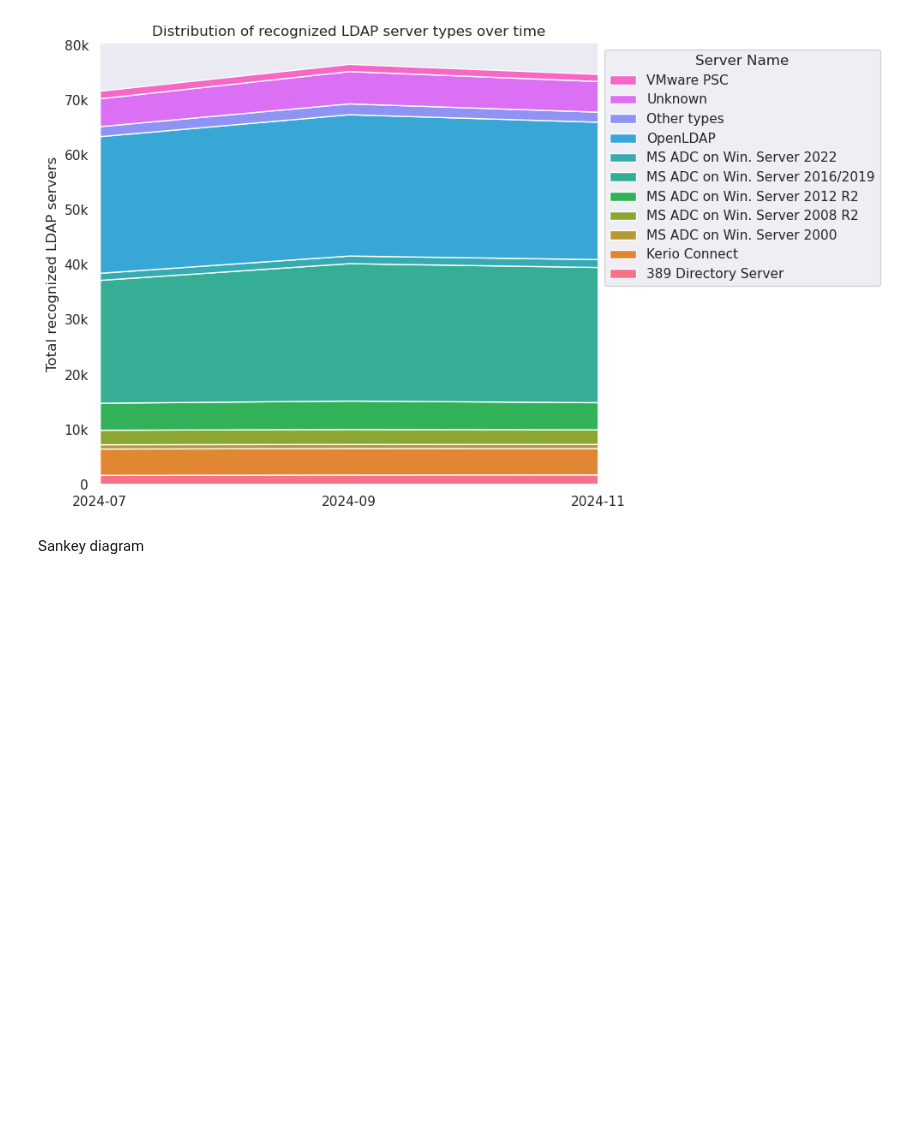
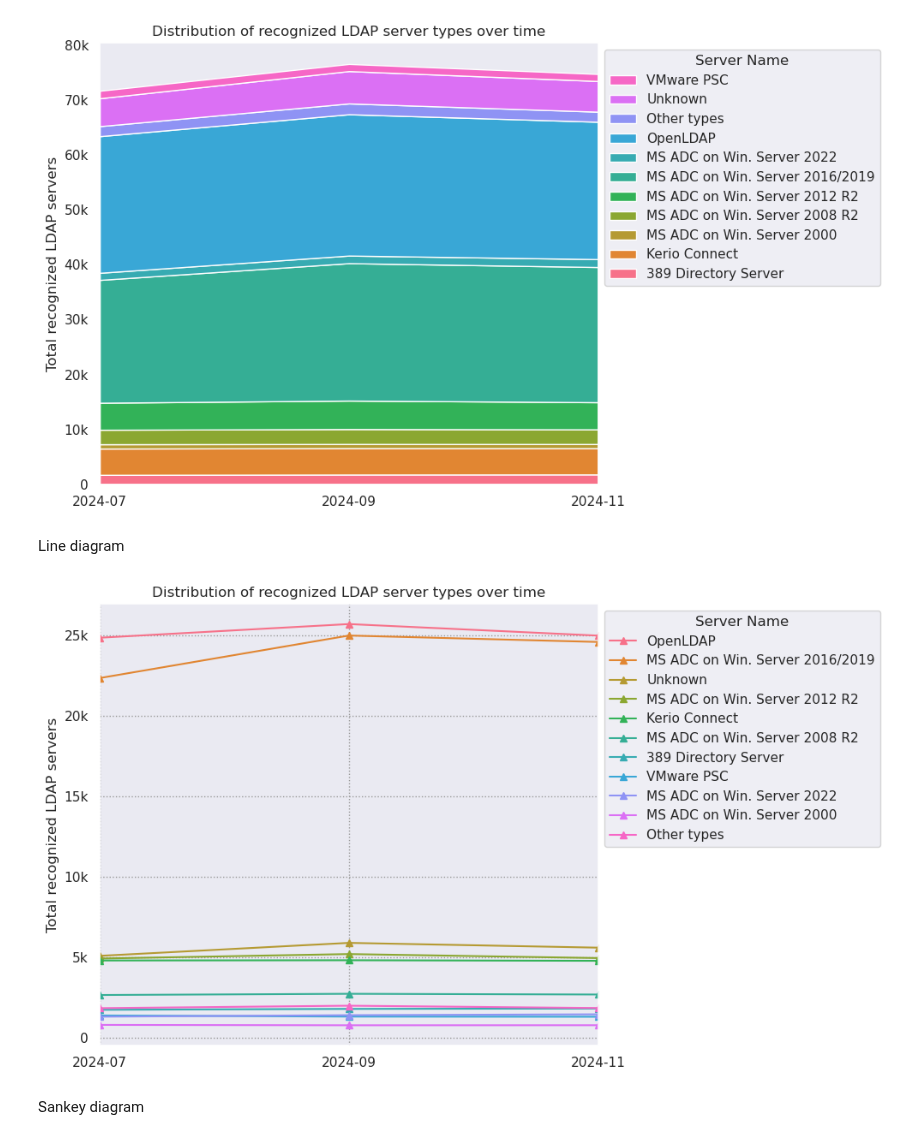
Before and after one commit to internettransparency/ldap-sequel, a Jupyter notebook: notebooks/longitudinal-ldap-types.ipynb, the cells around one changed output. Cells and saved outputs as stored; diff of their text form; code cells hidden in the pictures; blank space fills up the shorter version.

Commit message:
adding another graph to long analysis

```diff
--- a/notebooks/longitudinal-ldap-types.ipynb
+++ b/notebooks/longitudinal-ldap-types.ipynb
@@ -285,6 +285,48 @@ plt.savefig("output/ldap_server_type_longitudinal_cnt.pdf", bbox_inches='tight')
 plt.show()
 # %% [output]
 [figure]
+# %% [markdown]
+Line diagram
+# %%
+pdf_pivot = shorter_pdf.pivot(index='date', columns='server_name', values='count')
+
+# Sort by date to ensure proper stacking
+pdf_pivot = pdf_pivot.sort_index()
+pdf_pivot = pdf_pivot.div(1000)
+sns.set_palette("husl", len(server_names))
+
+plt.figure(figsize=(10, 6))
+
+# Group by 'server name' and plot each server's data
+#for server_name in server_names:
+#    group = copy_pdf[copy_pdf['server_name'] == server_name]
+#    plt.plot(group["date"], group["percent"], label=server_name, marker='^', linestyle='-')
+for server_name in server_names:
+    plt.plot(pdf_pivot.index, pdf_pivot[server_name], label=server_name, marker='^', linestyle='-')
+#stack = plt.stackplot(pdf_pivot.index, pdf_pivot.T, labels=list(pdf_pivot.columns))
+
+# Add labels and title
+plt.ylabel('Total recognized LDAP servers')
+plt.title('Distribution of recognized LDAP server types over time')
+anchor = (1, 1)
+plt.legend(
+           labels=server_names,
+           title='Server Name',
+           loc='upper left',
+           bbox_to_anchor=anchor)
+
+plt.grid(True)
+
+plt.tight_layout()
+plt.xlim(pdf_pivot.index[0], pdf_pivot.index[-1])
+
+plt.yticks(range(0, 30, 5), [f"{i}k" if i != 0 else "0" for i in range(0, 30, 5)])
+
+# Show the plot
+plt.savefig("output/ldap_server_type_longitudinal_cnt_line.pdf", bbox_inches='tight')
+plt.show()
+# %% [output]
+[figure, added]
 # %% [markdown]
 Sankey diagram
 # %%
```
